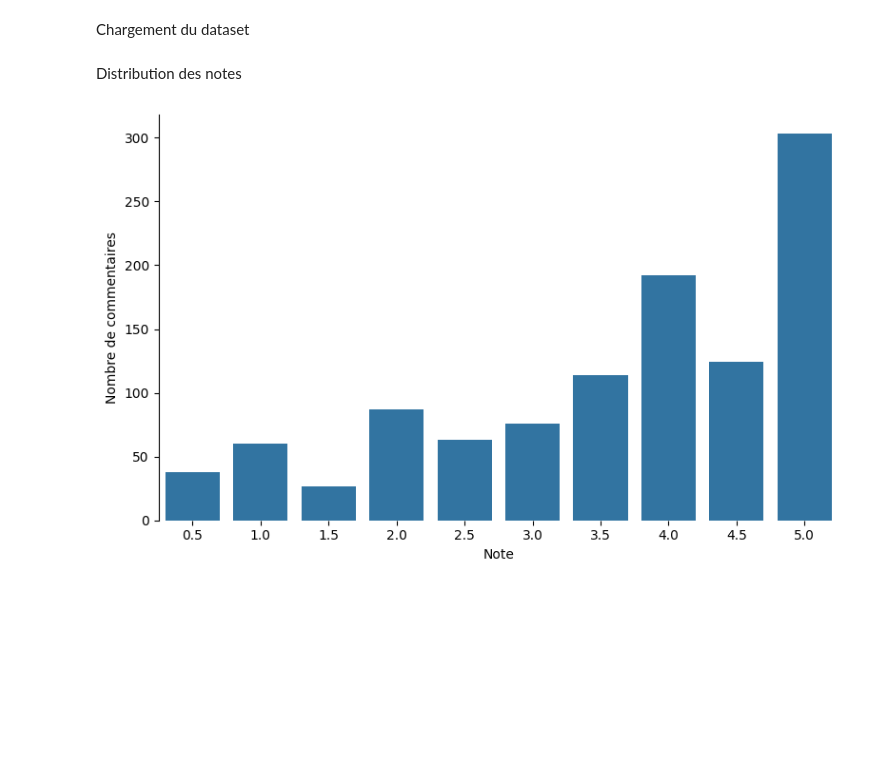
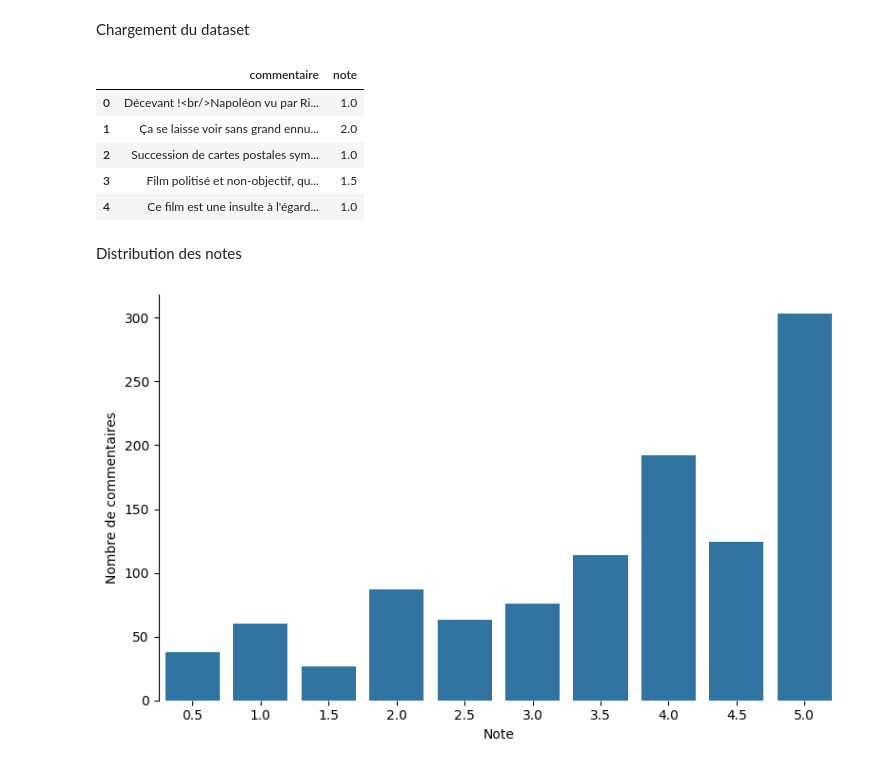
Before and after one commit to MaillotCedric/nlp-allocine, a Jupyter notebook: Allociné - Set de données/dataset_cleaner.ipynb, the cells around one changed output. Drawn from its saved outputs; the diff is of its cells as text; code cells hidden in the pictures; blank space fills up the shorter version.

```diff
--- a/Allociné - Set de données/dataset_cleaner.ipynb
+++ b/Allociné - Set de données/dataset_cleaner.ipynb
@@ -23,7 +23,14 @@ from sklearn import utils
 Chargement du dataset
 # %%
 allocine_df = pd.read_pickle("./dataset_allocine.pickle")
-# allocine_df.head()
+allocine_df.head()
+# %% [output]
+|  | commentaire | note |
+| 0 | Décevant !<br/>Napoléon vu par Ri... | 1.0 |
+| 1 | Ça se laisse voir sans grand ennu... | 2.0 |
+| 2 | Succession de cartes postales sym... | 1.0 |
+| 3 | Film politisé et non-objectif, qu... | 1.5 |
+| 4 | Ce film est une insulte à l'égard... | 1.0 |
 # %% [markdown]
 Distribution des notes
 # %%
```
Also changed, not shown: parts of 7 cells of this notebook.
